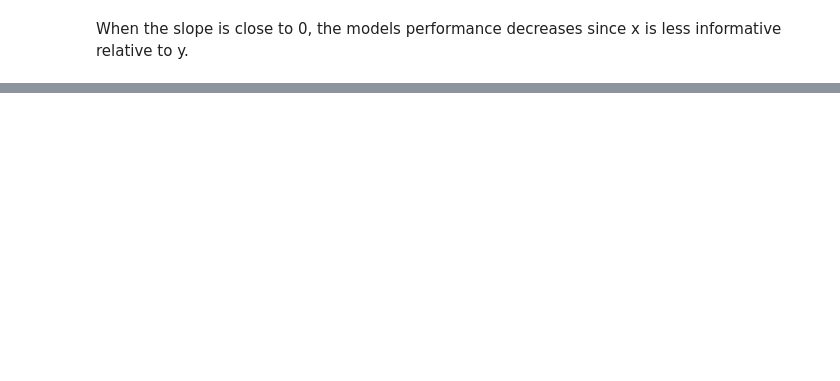
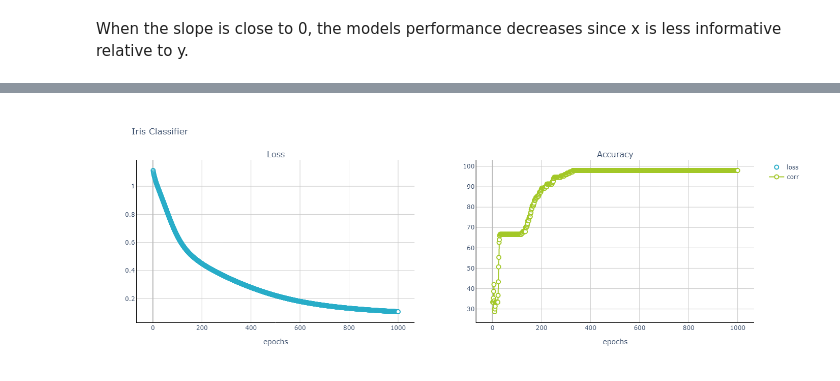
Before and after one commit to Gusmeira/PyTorch-Courses, a Jupyter notebook: C_ann.ipynb, the cells around one changed output, grey strips where cells are left out. Cells and saved outputs as stored; diff of their text form; code cells hidden in the pictures; blank space fills up the shorter version.

```diff
--- a/C_ann.ipynb
+++ b/C_ann.ipynb
@@ -300,0 +437,21 @@ ___
+# %%
+ANNclassify, lossfun, optimizer = fitANNmodel(learningRate=0.01)
+numepochs = 1000
+losses, predictions, totalacc, ongoingAcc, yHat = trainModel(ANNclassify, numepochs)
+
+fig = make_subplots(rows=1, cols=2, subplot_titles=['Loss', 'Accuracy'])
+
+fig.add_trace(go.Scatter(
+    x=[i+1 for i in range(numepochs)], y=losses.detach(),
+    name='loss', mode='markers', marker=dict(line=dict(color='#28adc8', width=2), color='white', size=8)
+), row=1, col=1)
+
+fig.add_trace(go.Scatter(
+    x=[i+1 for i in range(numepochs)], y=ongoingAcc,
+    mode='markers+lines', marker=dict(color='white', size=8, line=dict(color='#a3c828', width=2)),
+    line=dict(color='#a3c828'), name='corr'
+), row=1, col=2)
+
+plotly_main_subplot_layout(fig, title='Iris Classifier', x='epochs')
+# %% [output]
+[figure, added]
```
Also changed, not shown: parts of 34 cells of this notebook.
